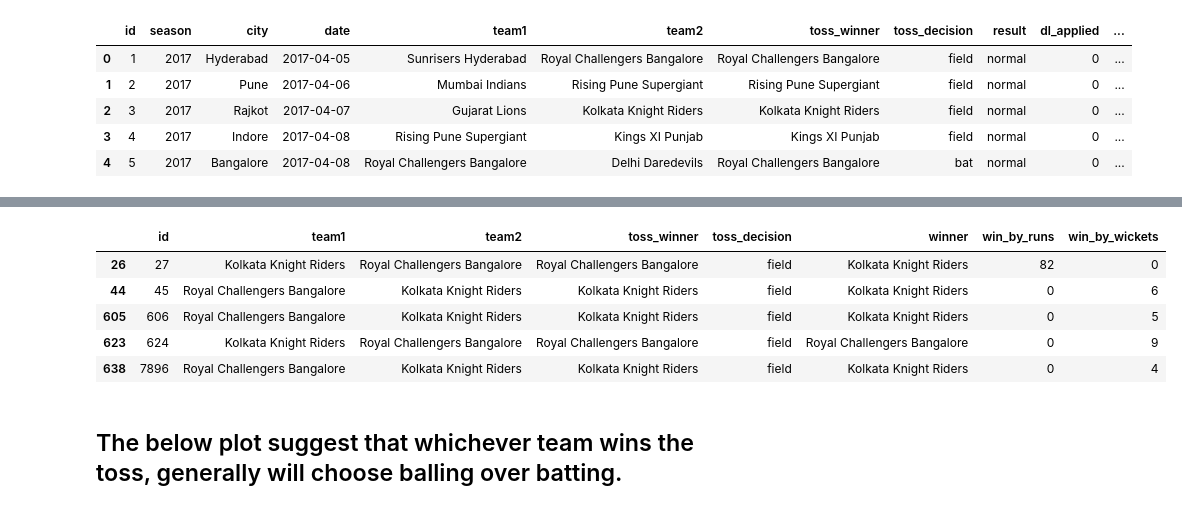
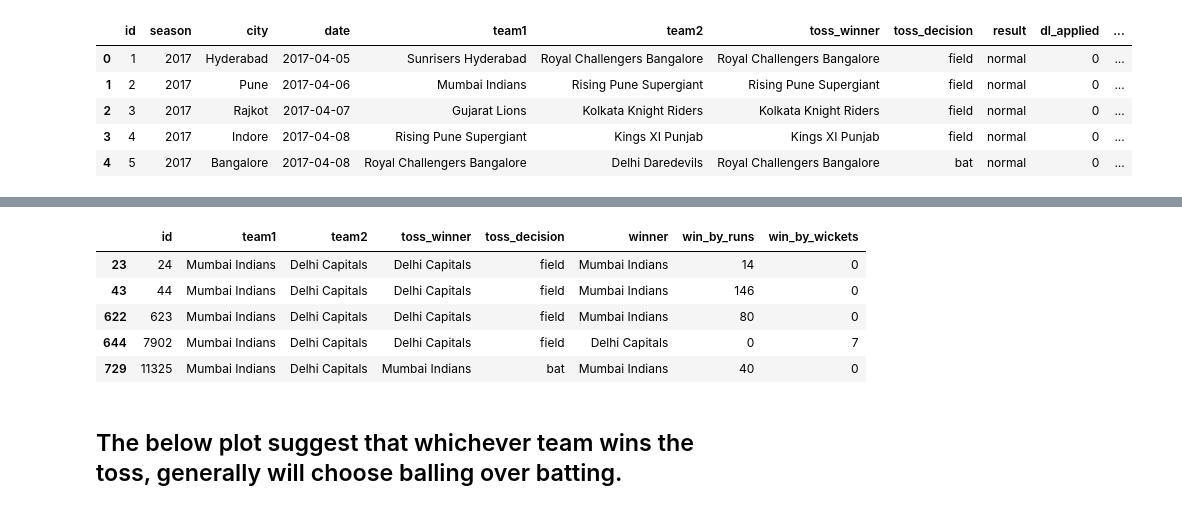
Before and after one commit to bhaskar-29/Widhya, a Jupyter notebook: 11 Oct.ipynb, the cells around one changed output, grey strips where cells are left out. Saved outputs shown, nothing was run; the diff lists cells and outputs as text; code cells hidden in the pictures.

```diff
--- a/11 Oct.ipynb
+++ b/11 Oct.ipynb
@@ -19,4 +19,5 @@ matches.head()
 | 3 | 4 | 2017 | Indore | 2017-04-08 | Rising Pune Supergiant | Kings XI Punjab | Kings XI Punjab | field | normal | 0 | ... |
 | 4 | 5 | 2017 | Bangalore | 2017-04-08 | Royal Challengers Bangalore | Delhi Daredevils | Royal Challengers Bangalore | bat | normal | 0 | ... |
 # %%
-match_ids = matches[matches.season >= 2016]['id'].unique()
+print(matches.season.value_counts())
+matches = matches[matches.season >= 2016]
@@ -23,4 +45,5 @@ match_ids = matches[matches.season >= 2016]['id'].unique()
 # %%
-matches1 = matches[(matches.season >= 2016) & (matches['result']=='normal')]
-matches1 = matches1.drop(['player_of_match','venue','umpire1','umpire2','umpire3', 'dl_applied', 'season', 'city', 'date', 'result'], axis=1)
+matches = matches[matches['result']=='normal']
+matches1 = matches.drop(['player_of_match','venue','umpire1','umpire2','umpire3', 'dl_applied', 'season', 'city', 'date', 'result'], axis=1)
+
 matches1.dropna(inplace=True)
@@ -29,0 +59,3 @@ team_2 = 'Royal Challengers Bangalore'
+# %%
+team_1 = 'Mumbai Indians'
+team_2 = 'Delhi Capitals'
@@ -38,3 +78,6 @@ def team_correction(row):
 
 for col in ['team1', 'team2', 'winner', 'toss_winner']:
     matches1[col] = matches1[col].apply(team_correction)
+# %%
+for col in ['team1', 'team2', 'winner', 'toss_winner']:
+    matches1[col] = matches1[col].apply(lambda x: x if x==team_1 else (x if x==team_2 else "Others"))
@@ -41,13 +93,13 @@ for col in ['team1', 'team2', 'winner', 'toss_winner']:
 # %%
-today_match = matches1[(matches1.team1.isin([team_1, team_2])) & (matches1.team2.isin([team_1, team_2]))]
+today_match = pd.concat([matches1[(matches1.team1 == team_1) & (matches1.team2 == team_2)], matches1[(matches1.team1 == team_2) & (matches1.team2 == team_1)]])
 today_match.head()
 # %% [output]
 |  | id | team1 | team2 | toss_winner | toss_decision | winner | win_by_runs | win_by_wickets |
-| 26 | 27 | Kolkata Knight Riders | Royal Challengers Bangalore | Royal Challengers Bangalore | field | Kolkata Knight Riders | 82 | 0 |
-| 44 | 45 | Royal Challengers Bangalore | Kolkata Knight Riders | Kolkata Knight Riders | field | Kolkata Knight Riders | 0 | 6 |
-| 605 | 606 | Royal Challengers Bangalore | Kolkata Knight Riders | Kolkata Knight Riders | field | Kolkata Knight Riders | 0 | 5 |
-| 623 | 624 | Kolkata Knight Riders | Royal Challengers Bangalore | Royal Challengers Bangalore | field | Royal Challengers Bangalore | 0 | 9 |
-| 638 | 7896 | Royal Challengers Bangalore | Kolkata Knight Riders | Kolkata Knight Riders | field | Kolkata Knight Riders | 0 | 4 |
+| 23 | 24 | Mumbai Indians | Delhi Capitals | Delhi Capitals | field | Mumbai Indians | 14 | 0 |
+| 43 | 44 | Mumbai Indians | Delhi Capitals | Delhi Capitals | field | Mumbai Indians | 146 | 0 |
+| 622 | 623 | Mumbai Indians | Delhi Capitals | Delhi Capitals | field | Mumbai Indians | 80 | 0 |
+| 644 | 7902 | Mumbai Indians | Delhi Capitals | Delhi Capitals | field | Delhi Capitals | 0 | 7 |
+| 729 | 11325 | Mumbai Indians | Delhi Capitals | Mumbai Indians | bat | Mumbai Indians | 40 | 0 |
 # %% [markdown]
 ## The below plot suggest that whichever team wins the toss, generally will choose balling over batting.
 # %%
```
Also changed, not shown: parts of 34 cells of this notebook, 1 other file.
